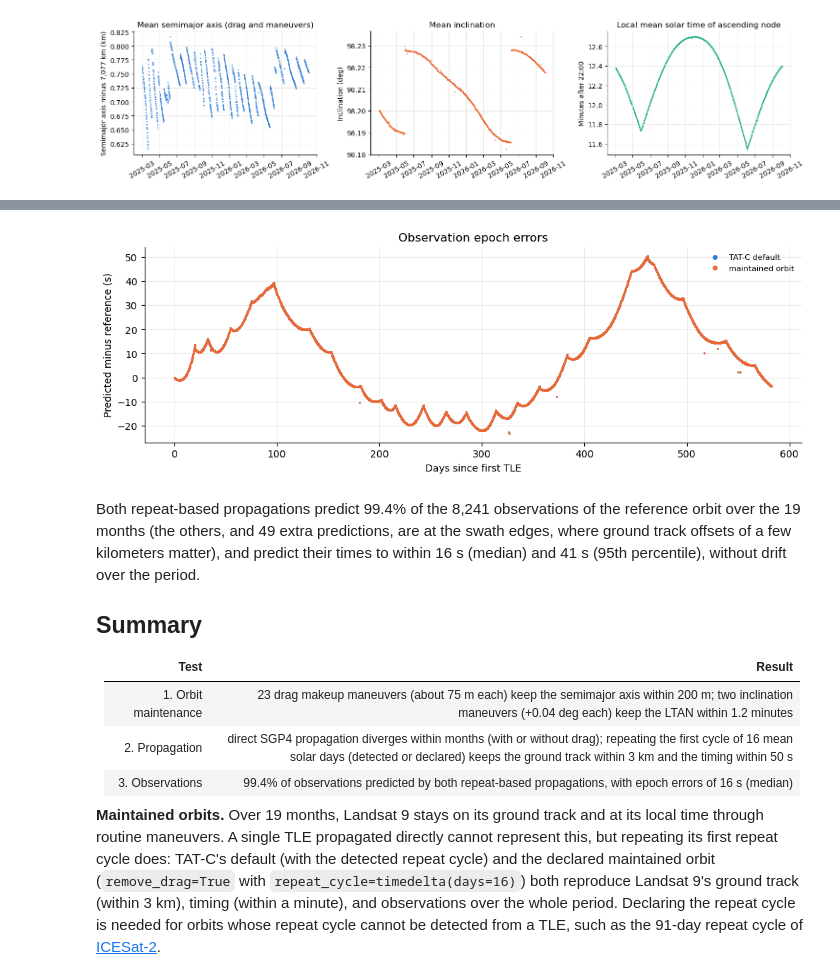
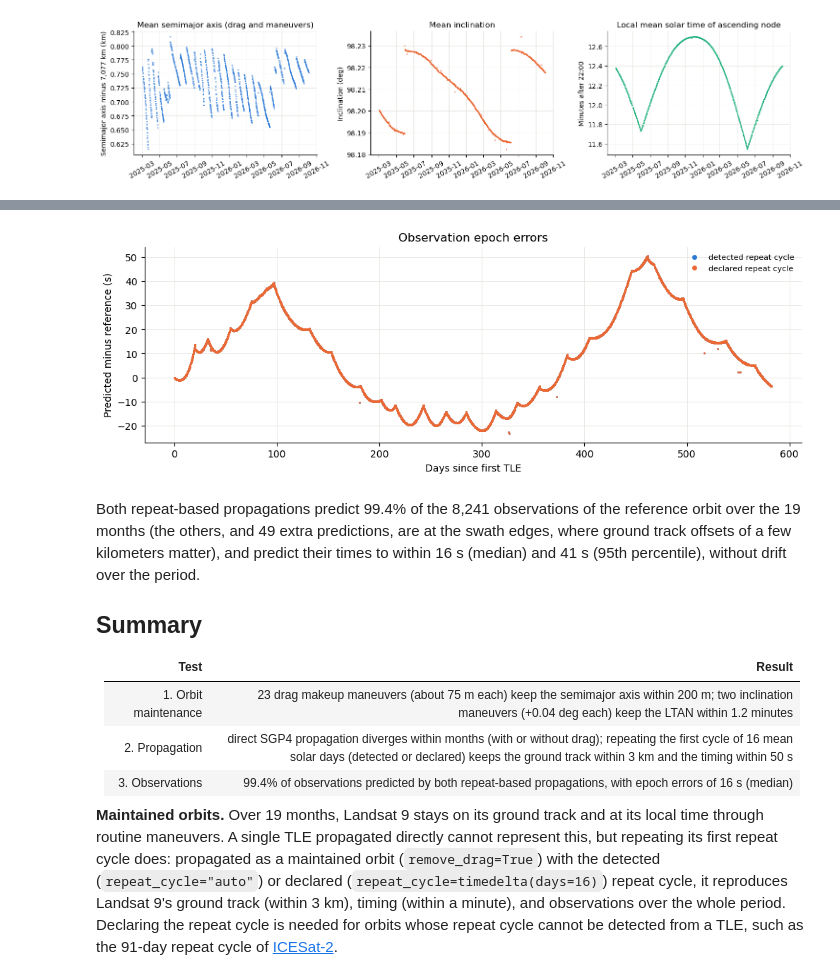
Before and after one commit to code-lab-org/tatc, a Jupyter notebook: docs/validation/ValidateMaintainedOrbitLandsat9.ipynb, the cells around one changed output, grey strips where cells are left out. Saved outputs shown, nothing was run; the diff lists cells and outputs as text; code cells hidden in the pictures.

```diff
--- a/docs/validation/ValidateMaintainedOrbitLandsat9.ipynb
+++ b/docs/validation/ValidateMaintainedOrbitLandsat9.ipynb
@@ -65,10 +65,10 @@ dtype: object
 
 Each TLE's mean semimajor axis and inclination show the orbit's evolution: drag lowers the semimajor axis gradually and maneuvers raise it in steps, and the Sun's gravity changes the inclination, which inclination maneuvers restore. Maneuvers are detected as increases of the daily median semimajor axis by more than 30 m and changes of the daily median inclination by more than 0.01 deg. The local mean solar time of the ascending node (LTAN) is computed from each TLE's ascending node crossing, the first after its epoch (propagated by SGP4).
 # %%
-def ascending_node(orbit, time, try_repeat=False):
+def ascending_node(orbit, time):
     """Time and longitude (deg) of an orbit's ascending node crossing nearest a time."""
     times = [time + timedelta(seconds=float(s)) for s in np.arange(-3000, 3000, 10)]
-    position = orbit.get_geographic_position(times, try_repeat=try_repeat)
+    position = orbit.get_geographic_position(times)
     latitude, longitude = position.latitude.degrees, position.longitude.degrees
     k = np.nonzero((latitude[:-1] < 0) & (latitude[1:] >= 0))[0]
     k = k[np.argmin(np.abs(k - len(times) // 2))]
@@ -143,24 +143,28 @@ Four TAT-C propagations of the first TLE (1 March 2025) are compared with the da
 
 When a propagation's crossings fall more than half an orbit from the reference's, the nearest crossing belongs to another orbit; these are excluded.
 # %%
+import warnings
+
+# the SGP4 models propagate the first TLE directly, with drag, for 19 months on purpose
+warnings.filterwarnings("ignore", message="Propagating general perturbations elements with drag")
 models = {
-    "SGP4": (GeneralPerturbationsOrbit.from_tle(first), False),
-    "SGP4 without drag": (GeneralPerturbationsOrbit.from_tle(first, remove_drag=True), False),
-    "TAT-C default": (GeneralPerturbationsOrbit.from_tle(first), True),
-    "maintained orbit": (GeneralPerturbationsOrbit.from_tle(first, remove_drag=True, repeat_cycle=timedelta(days=16)), True),
+    "SGP4": GeneralPerturbationsOrbit.from_tle(first),
+    "SGP4 without drag": GeneralPerturbationsOrbit.from_tle(first, remove_drag=True),
+    "detected repeat cycle": GeneralPerturbationsOrbit.from_tle(first, remove_drag=True, repeat_cycle="auto"),
+    "declared repeat cycle": GeneralPerturbationsOrbit.from_tle(first, remove_drag=True, repeat_cycle=timedelta(days=16)),
 }
 period = orbits[0].get_orbit_period().total_seconds()
-for name, (orbit, try_repeat) in models.items():
+for name, orbit in models.items():
     offsets = []
     for reference_time, reference_longitude, reference_ltan in zip(nodes.time, nodes.longitude, nodes["LTAN (h)"]):
-        time, longitude = ascending_node(orbit, reference_time, try_repeat)
+        time, longitude = ascending_node(orbit, reference_time)
         offsets.append(((time - reference_time).total_seconds(), ((longitude - reference_longitude + 180) % 360 - 180) * 111.32, (ltan(time, longitude) - reference_ltan) * 60))
     offsets = np.array(offsets)
     valid = np.abs(offsets[:, 0]) < period / 2 - 60
     nodes[f"{name}: time (s)"] = np.where(valid, offsets[:, 0], np.nan)
     nodes[f"{name}: ground track (km)"] = np.where(valid, offsets[:, 1], np.nan)
     nodes[f"{name}: LTAN (min)"] = np.where(valid, offsets[:, 2], np.nan)
-print("repeat cycles:", {name: str(orbit.get_repeat_cycle()) for name, (orbit, try_repeat) in models.items() if try_repeat})
+print("repeat cycles:", {name: str(orbit.get_repeat_cycle()) for name, orbit in models.items() if orbit.repeat_cycle is not None})
 bins = pd.cut(nodes["elapsed (days)"], [0, 30, 91, 182, 365, 600], labels=["first month", "1 to 3 months", "3 to 6 months", "6 to 12 months", "12 to 19 months"])
 table2 = {}
 for name in models:
@@ -213,7 +217,7 @@ lattice = generate_points_fibonacci_lattice(3000e3)
 lattice = lattice[lattice.geometry.y.abs() < 81].reset_index(drop=True)
 points = [Point(id=i, latitude=g.y, longitude=g.x) for i, g in enumerate(lattice.geometry)]
 reference_orbit = GeneralPerturbationsOrbit.from_tle([line for tle in history.tle for line in tle])
-predictions = {"reference": reference_orbit, "TAT-C default": models["TAT-C default"][0], "maintained orbit": models["maintained orbit"][0]}
+predictions = {"reference": reference_orbit, "detected repeat cycle": models["detected repeat cycle"], "declared repeat cycle": models["declared repeat cycle"]}
 start, end = (START + pd.Timedelta(hours=1)).floor("us").to_pydatetime(), END.floor("us").to_pydatetime()
 observations = {}
 for name, orbit in predictions.items():
@@ -221,7 +225,7 @@ for name, orbit in predictions.items():
     observations[name] = pd.concat(Parallel(n_jobs=-1)(delayed(collect_observations)(point, satellite, start, end) for point in points), ignore_index=True)
 rows3 = {}
 reference_obs = observations["reference"].sort_values("epoch")
-for name in ["TAT-C default", "maintained orbit"]:
+for name in ["detected repeat cycle", "declared repeat cycle"]:
     predicted = observations[name].sort_values("epoch")
     pairs = pd.merge_asof(reference_obs[["point_id", "epoch"]], predicted[["point_id", "epoch"]].rename(columns={"epoch": "predicted"}), left_on="epoch", right_on="predicted", by="point_id", direction="nearest", tolerance=pd.Timedelta(minutes=10))
     back = pd.merge_asof(predicted[["point_id", "epoch"]], reference_obs[["point_id", "epoch"]].rename(columns={"epoch": "actual"}), left_on="epoch", right_on="actual", by="point_id", direction="nearest", tolerance=pd.Timedelta(minutes=10))
@@ -244,13 +248,13 @@ pd.DataFrame(rows3).T.round(1)
 # %%
 fig, ax = plt.subplots(figsize=(12, 3.6))
-for name, color in [("TAT-C default", BLUE), ("maintained orbit", ORANGE)]:
+for name, color in [("detected repeat cycle", BLUE), ("declared repeat cycle", ORANGE)]:
     pairs = observations[name + " pairs"]
     ax.plot(pairs.elapsed, pairs.error, ".", ms=2, color=color, label=name)
 ax.set(xlabel="Days since first TLE", ylabel="Predicted minus reference (s)", title="Observation epoch errors")
 ax.legend(frameon=False, fontsize=8, markerscale=4)
 plt.show()
 # %% [output]
-[figure, old version]
+[figure, new version]
 # %% [markdown]
 Both repeat-based propagations predict 99.4% of the 8,241 observations of the reference orbit over the 19 months (the others, and 49 extra predictions, are at the swath edges, where ground track offsets of a few kilometers matter), and predict their times to within 16 s (median) and 41 s (95th percentile), without drift over the period.
 
@@ -262,4 +266,4 @@ Both repeat-based propagations predict 99.4% of the 8,241 observations of the re
 | 2. Propagation | direct SGP4 propagation diverges within months (with or without drag); repeating the first cycle of 16 mean solar days (detected or declared) keeps the ground track within 3 km and the timing within 50 s |
 | 3. Observations | 99.4% of observations predicted by both repeat-based propagations, with epoch errors of 16 s (median) |
 
-**Maintained orbits.** Over 19 months, Landsat 9 stays on its ground track and at its local time through routine maneuvers. A single TLE propagated directly cannot represent this, but repeating its first repeat cycle does: TAT-C's default (with the detected repeat cycle) and the declared maintained orbit (`remove_drag=True` with `repeat_cycle=timedelta(days=16)`) both reproduce Landsat 9's ground track (within 3 km), timing (within a minute), and observations over the whole period. Declaring the repeat cycle is needed for orbits whose repeat cycle cannot be detected from a TLE, such as the 91-day repeat cycle of [ICESat-2](ValidateLidarICESat2.ipynb).
+**Maintained orbits.** Over 19 months, Landsat 9 stays on its ground track and at its local time through routine maneuvers. A single TLE propagated directly cannot represent this, but repeating its first repeat cycle does: propagated as a maintained orbit (`remove_drag=True`) with the detected (`repeat_cycle="auto"`) or declared (`repeat_cycle=timedelta(days=16)`) repeat cycle, it reproduces Landsat 9's ground track (within 3 km), timing (within a minute), and observations over the whole period. Declaring the repeat cycle is needed for orbits whose repeat cycle cannot be detected from a TLE, such as the 91-day repeat cycle of [ICESat-2](ValidateLidarICESat2.ipynb).
```
Also changed, not shown: parts of 6 cells of this notebook, 13 other files.
